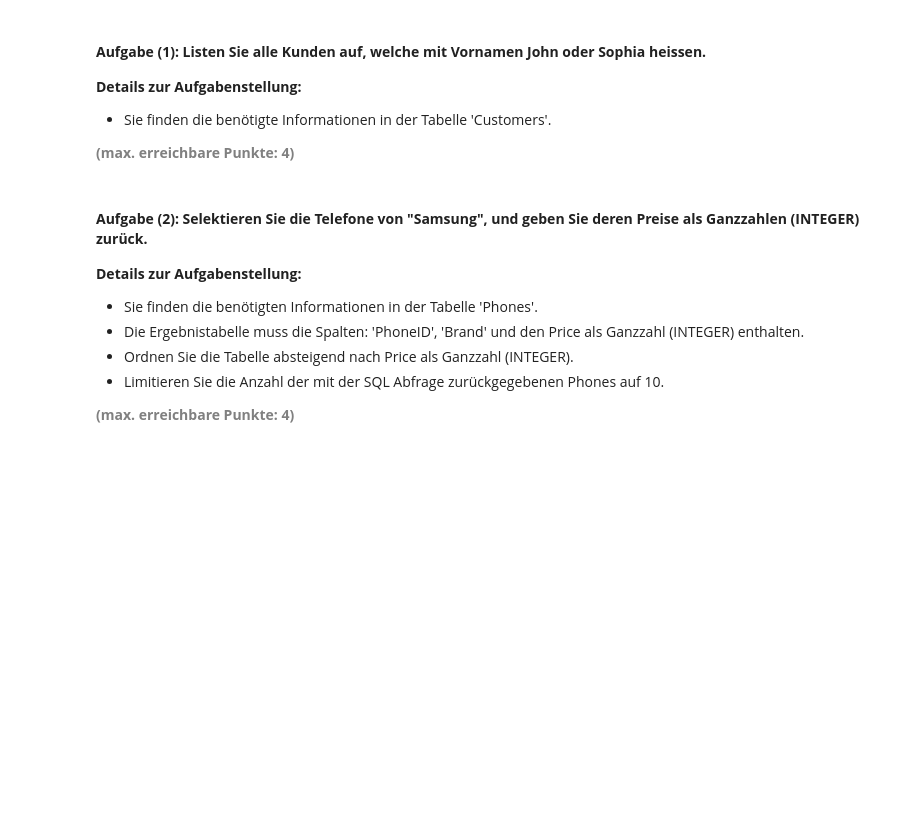
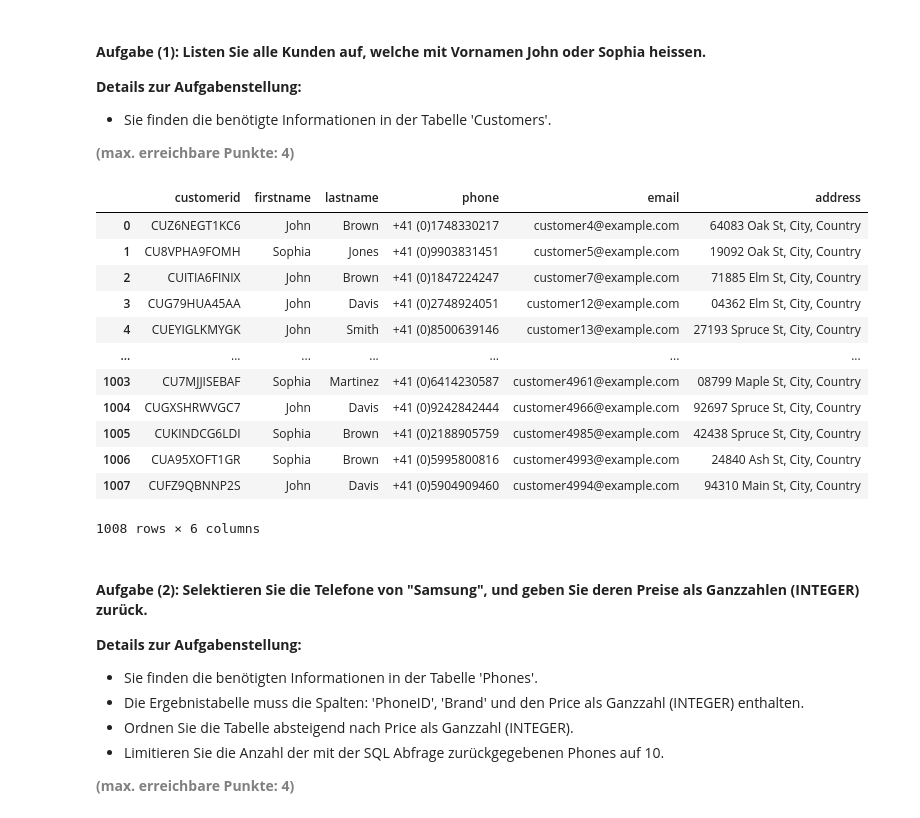
Before and after one commit to mrohner002/python_postgresql_pgadmin, a Jupyter notebook: Test Exam/Test_Exam_Relationale_Daten.ipynb, the cells around one changed output. Cells and saved outputs as stored; diff of their text form; code cells hidden in the pictures; blank space fills up the shorter version.

```diff
--- a/Test Exam/Test_Exam_Relationale_Daten.ipynb
+++ b/Test Exam/Test_Exam_Relationale_Daten.ipynb
@@ -197,15 +195,33 @@ df_sub
 <b style="color: gray;">(max. erreichbare Punkte: 4)</b>
 # %%
 # Engine für Datenbankverbindung erstellen
-
+# Create SQLAlchemy Engine
+engine = create_engine(db_connection_url)
 
 # Abfrage erstellen und Ergebnis in einem DataFrame speichern
-
+result1 = pd.read_sql_query("""   select	*
+                                    from	customers
+                                    where	firstname in ('John','Sophia');""",con=engine)
 
 # Datenbankverbindung trennen
-
+engine.dispose()
 
 # Ergebnis anzeigen
+result1
+# %% [output]
+|  | customerid | firstname | lastname | phone | email | address |
+| 0 | CUZ6NEGT1KC6 | John | Brown | +41 (0)1748330217 | customer4@example.com | 64083 Oak St, City, Country |
+| 1 | CU8VPHA9FOMH | Sophia | Jones | +41 (0)9903831451 | customer5@example.com | 19092 Oak St, City, Country |
+| 2 | CUITIA6FINIX | John | Brown | +41 (0)1847224247 | customer7@example.com | 71885 Elm St, City, Country |
+| 3 | CUG79HUA45AA | John | Davis | +41 (0)2748924051 | customer12@example.com | 04362 Elm St, City, Country |
+| 4 | CUEYIGLKMYGK | John | Smith | +41 (0)8500639146 | customer13@example.com | 27193 Spruce St, City, Country |
+| ... | ... | ... | ... | ... | ... | ... |
+| 1003 | CU7MJJISEBAF | Sophia | Martinez | +41 (0)6414230587 | customer4961@example.com | 08799 Maple St, City, Country |
+| 1004 | CUGXSHRWVGC7 | John | Davis | +41 (0)9242842444 | customer4966@example.com | 92697 Spruce St, City, Country |
+| 1005 | CUKINDCG6LDI | Sophia | Brown | +41 (0)2188905759 | customer4985@example.com | 42438 Spruce St, City, Country |
+| 1006 | CUA95XOFT1GR | Sophia | Brown | +41 (0)5995800816 | customer4993@example.com | 24840 Ash St, City, Country |
+| 1007 | CUFZ9QBNNP2S | John | Davis | +41 (0)5904909460 | customer4994@example.com | 94310 Main St, City, Country |
+1008 rows × 6 columns
 # %% [markdown]
 #### <b>Aufgabe (2): Selektieren Sie die Telefone von "Samsung", und geben Sie deren Preise als Ganzzahlen (INTEGER) zurück.</b>
 <b>Details zur Aufgabenstellung:</b>
```
Also changed, not shown: parts of 8 cells of this notebook.
